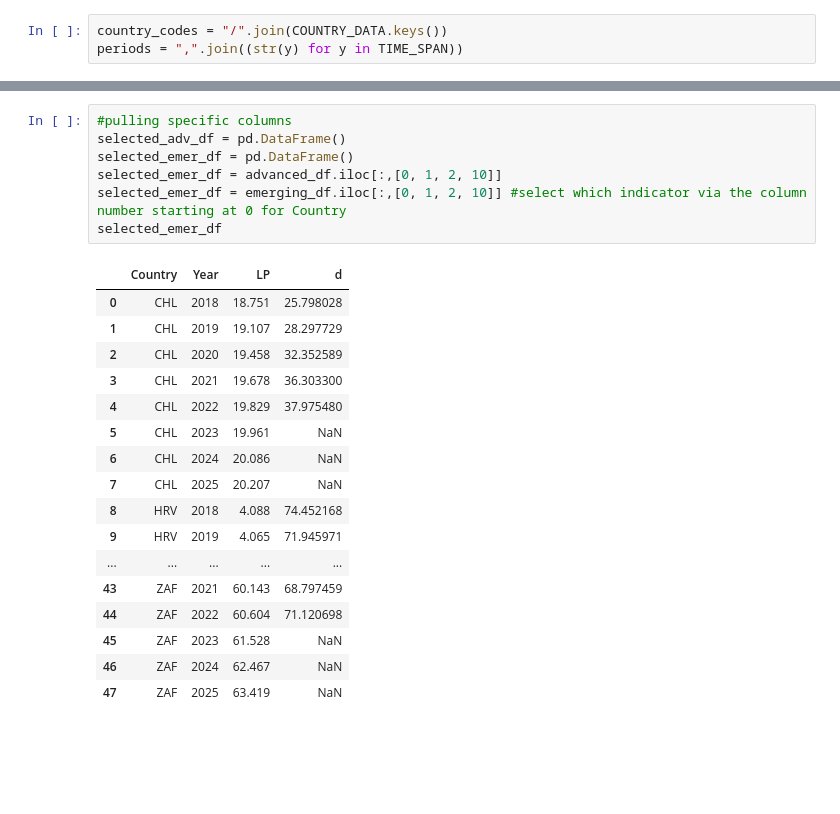
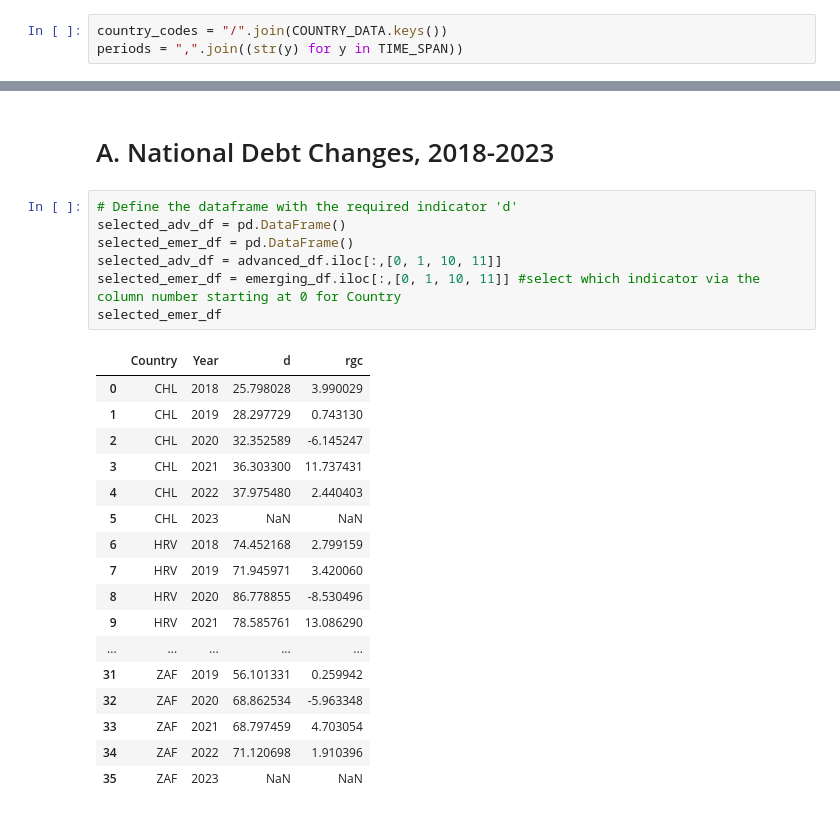
Before and after one commit to eaccooper5/project_1, a Jupyter notebook: TEST1.ipynb, the cells around one changed output, grey strips where cells are left out. Drawn from its saved outputs; the diff is of its cells as text; blank space fills up the shorter version.

```diff
--- a/TEST1.ipynb
+++ b/TEST1.ipynb
@@ -150,25 +155,27 @@ advanced_df
+# %% [markdown]
+# A. National Debt Changes, 2018-2023
 # %%
-#pulling specific columns
+# Define the dataframe with the required indicator 'd'
 selected_adv_df = pd.DataFrame()
 selected_emer_df = pd.DataFrame()
-selected_emer_df = advanced_df.iloc[:,[0, 1, 2, 10]]
-selected_emer_df = emerging_df.iloc[:,[0, 1, 2, 10]] #select which indicator via the column number starting at 0 for Country
+selected_adv_df = advanced_df.iloc[:,[0, 1, 10, 11]]
+selected_emer_df = emerging_df.iloc[:,[0, 1, 10, 11]] #select which indicator via the column number starting at 0 for Country
 selected_emer_df
 # %% [output]
-|  | Country | Year | LP | d |
-| 0 | CHL | 2018 | 18.751 | 25.798028 |
-| 1 | CHL | 2019 | 19.107 | 28.297729 |
-| 2 | CHL | 2020 | 19.458 | 32.352589 |
-| 3 | CHL | 2021 | 19.678 | 36.303300 |
-| 4 | CHL | 2022 | 19.829 | 37.975480 |
-| 5 | CHL | 2023 | 19.961 | NaN |
-| 6 | CHL | 2024 | 20.086 | NaN |
-| 7 | CHL | 2025 | 20.207 | NaN |
-| 8 | HRV | 2018 | 4.088 | 74.452168 |
-| 9 | HRV | 2019 | 4.065 | 71.945971 |
+|  | Country | Year | d | rgc |
+| 0 | CHL | 2018 | 25.798028 | 3.990029 |
+| 1 | CHL | 2019 | 28.297729 | 0.743130 |
+| 2 | CHL | 2020 | 32.352589 | -6.145247 |
+| 3 | CHL | 2021 | 36.303300 | 11.737431 |
+| 4 | CHL | 2022 | 37.975480 | 2.440403 |
+| 5 | CHL | 2023 | NaN | NaN |
+| 6 | HRV | 2018 | 74.452168 | 2.799159 |
+| 7 | HRV | 2019 | 71.945971 | 3.420060 |
+| 8 | HRV | 2020 | 86.778855 | -8.530496 |
+| 9 | HRV | 2021 | 78.585761 | 13.086290 |
 | ... | ... | ... | ... | ... |
-| 43 | ZAF | 2021 | 60.143 | 68.797459 |
-| 44 | ZAF | 2022 | 60.604 | 71.120698 |
-| 45 | ZAF | 2023 | 61.528 | NaN |
-| 46 | ZAF | 2024 | 62.467 | NaN |
-| 47 | ZAF | 2025 | 63.419 | NaN |
+| 31 | ZAF | 2019 | 56.101331 | 0.259942 |
+| 32 | ZAF | 2020 | 68.862534 | -5.963348 |
+| 33 | ZAF | 2021 | 68.797459 | 4.703054 |
+| 34 | ZAF | 2022 | 71.120698 | 1.910396 |
+| 35 | ZAF | 2023 | NaN | NaN |
```
Also changed, not shown: parts of 17 cells of this notebook.
